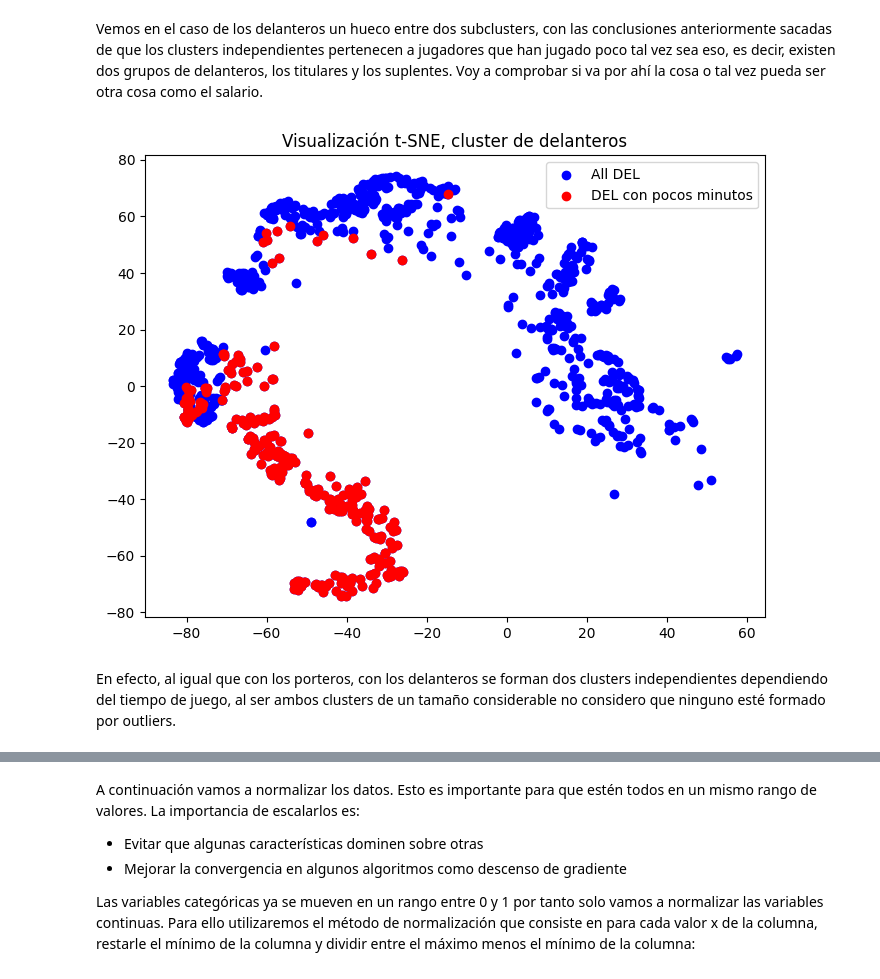
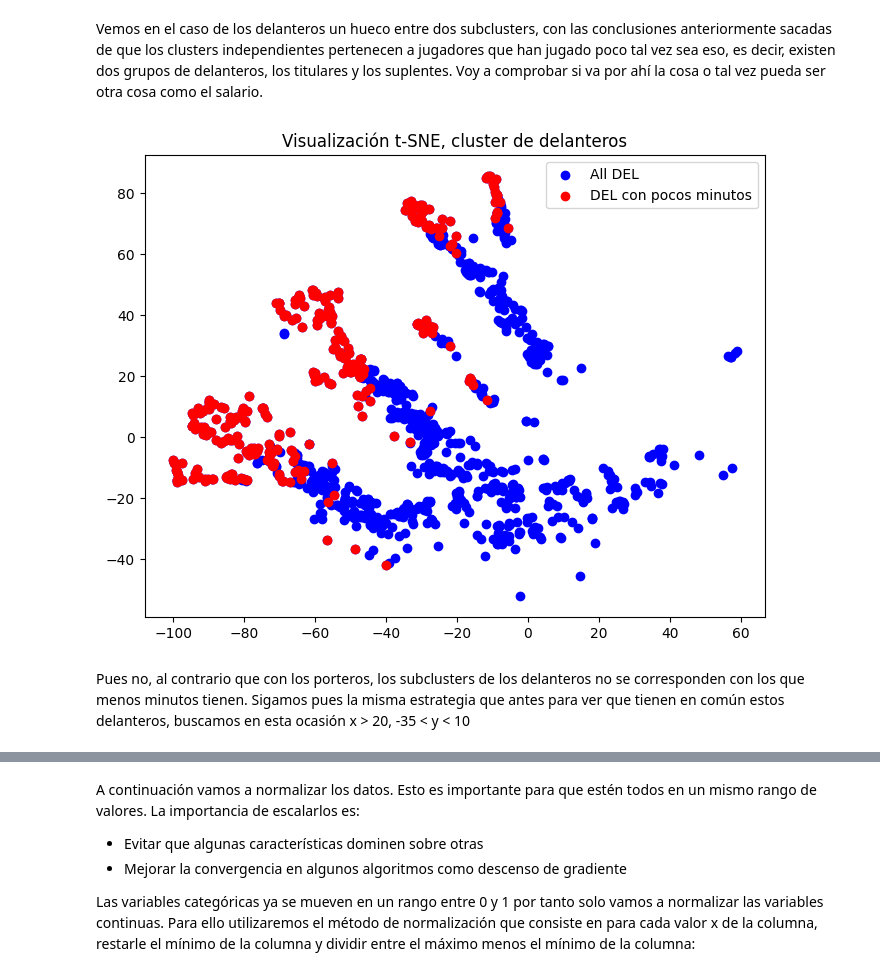
Before and after one commit to JMMelcrack/Predictive-models-applied-to-the-analysis-of-professional-footballers-wages, a Jupyter notebook: NoKeepersTraining.ipynb, the cells around one changed output, grey strips where cells are left out. Saved outputs shown, nothing was run; the diff lists cells and outputs as text; code cells hidden in the pictures.

```diff
--- a/NoKeepersTraining.ipynb
+++ b/NoKeepersTraining.ipynb
@@ -38,11 +38,12 @@ data_sucio_xy.head()
 # %% [markdown]
 Eliminamos a los porteros del conjunto.
 # %%
-data_sucio_xy = data_sucio_xy[data_sucio_xy['Posc'] != 1]
+data_sucio_xy = data_sucio_xy[data_sucio_xy['Posicion'] != 1]
 # %% [markdown]
 Eliminamos también las características relacionadas con ellos.
-# %%
-data_sucio_xy = data_sucio_xy.drop(['GC_x', 'DaPC', 'Salvadas', 'PaC', 'TPint_y', 'PD', 'PD.1', 'PC_x'], axis=1)
+# %%
+data_sucio_xy = data_sucio_xy.drop(['Goles encajados', 'Disparos recibidos', 'Salvadas', 'Porterias a cero',
+                                    'Penaltis en contra', 'Penaltis encajados', 'Penaltis detenidos', 'Penaltis fallados (en contra)'], axis=1)
 # %%
 nombres_de_columnas = data_sucio_xy.columns
 nombres_de_columnas
@@ -84,7 +92,7 @@ print("El número de instancias del problema es: " + str(x.shape[0]))
 print("El número de características del problema es: " + str(x.shape[1]))
 
 # Codificamos antes de separar
-categoricas_indices = ['Posc', 'Comp_x', 'Comp_y']
+categoricas_indices = ['Posicion']
 continuas_indices = [col for col in x.columns if col not in categoricas_indices]
 
 # Codificación dummy
@@ -491,18 +499,18 @@ plt.show()
 Vemos en el caso de los delanteros un hueco entre dos subclusters, con las conclusiones anteriormente sacadas de que los clusters independientes pertenecen a jugadores que han jugado poco tal vez sea eso, es decir, existen dos grupos de delanteros, los titulares y los suplentes. Voy a comprobar si va por ahí la cosa o tal vez pueda ser otra cosa como el salario.
 # %%
 # Nuevas condiciones
-c1 = (x_train["Posc_4"] == 1) & (x_train['Mín'] < 950)
-c2 = x_train["Posc_4"]
+c1 = (x_train["Posicion_4"] == 1) & (x_train['Minutos'] < 950)
+c2 = x_train["Posicion_4"]
 
 plt.figure(figsize=(8, 6))
 
 plt.scatter(X_tsne[c2 == 1, 0], X_tsne[c2 == 1, 1], label="All DEL", c='blue')
 plt.scatter(X_tsne[c1 == 1, 0], X_tsne[c1 == 1, 1], label="DEL con pocos minutos", c='red')
 
 plt.title("Visualización t-SNE, cluster de delanteros")
 plt.legend(loc="upper right")
 plt.show()
 # %% [output]
-[figure, old version]
+[figure, new version]
-# %% [markdown]
-En efecto, al igual que con los porteros, con los delanteros se forman dos clusters independientes dependiendo del tiempo de juego, al ser ambos clusters de un tamaño considerable no considero que ninguno esté formado por outliers.
+# %% [markdown]
+Pues no, al contrario que con los porteros, los subclusters de los delanteros no se corresponden con los que menos minutos tienen. Sigamos pues la misma estrategia que antes para ver que tienen en común estos delanteros, buscamos en esta ocasión x > 20, -35 < y < 10
```
Also changed, not shown: parts of 28 cells of this notebook, 1 other file.
